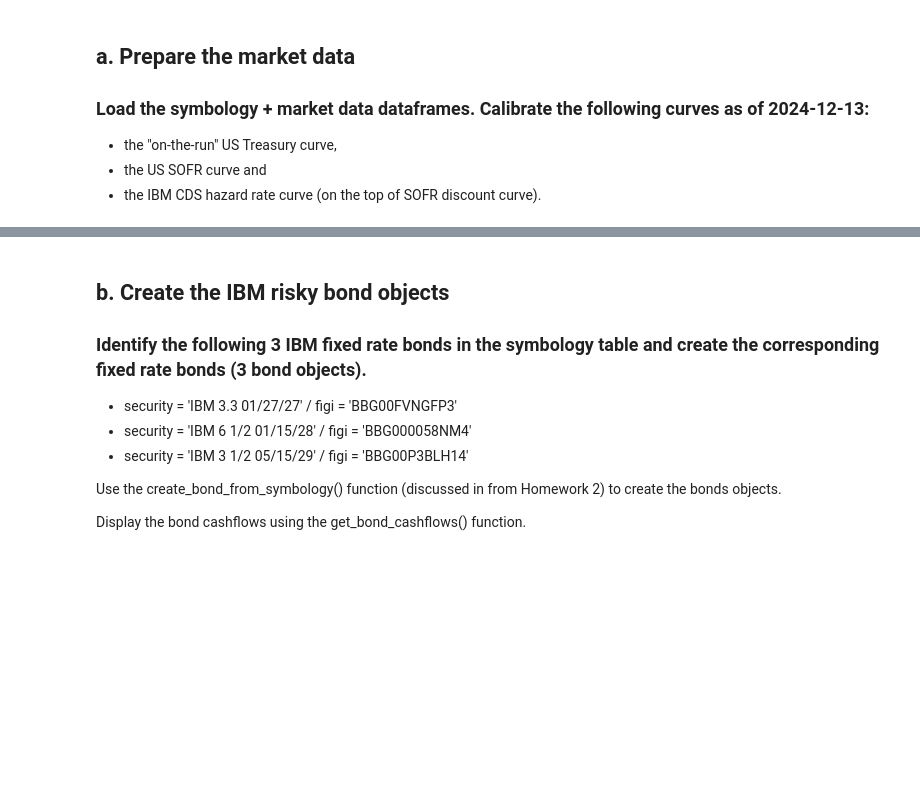
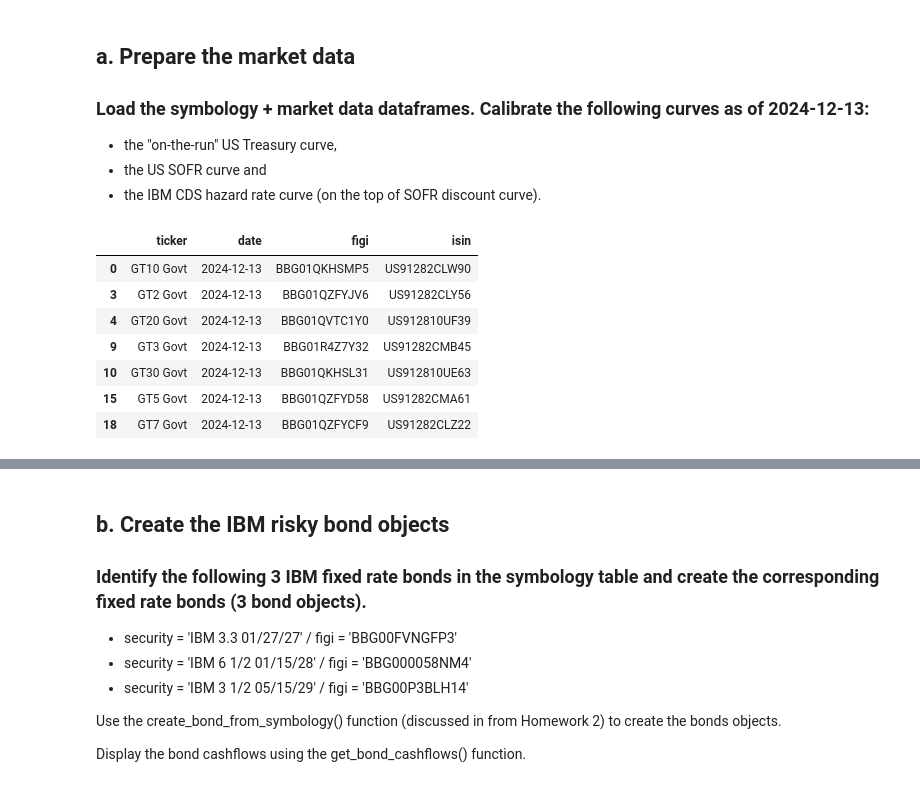
Before and after one commit to Anand-Nakhate/credit-markets, a Jupyter notebook: Homework_5/Aparna_Credit.ipynb, the cells around one changed output, grey strips where cells are left out. Drawn from its saved outputs; the diff is of its cells as text; code cells hidden in the pictures; blank space fills up the shorter version.

```diff
--- a/Homework_5/Aparna_Credit.ipynb
+++ b/Homework_5/Aparna_Credit.ipynb
@@ -324,6 +324,16 @@ bond_market_prices_eod = pd.read_excel("./data/bond_market_prices_eod.xlsx")
 govt_on_the_run = pd.read_excel("./data/govt_on_the_run.xlsx")
 # %%
 govt_on_the_run = govt_on_the_run[~govt_on_the_run['ticker'].str.endswith(('B Govt', 'C Govt'))]
+govt_on_the_run
+# %% [output]
+|  | ticker | date | figi | isin |
+| 0 | GT10 Govt | 2024-12-13 | BBG01QKHSMP5 | US91282CLW90 |
+| 3 | GT2 Govt | 2024-12-13 | BBG01QZFYJV6 | US91282CLY56 |
+| 4 | GT20 Govt | 2024-12-13 | BBG01QVTC1Y0 | US912810UF39 |
+| 9 | GT3 Govt | 2024-12-13 | BBG01R4Z7Y32 | US91282CMB45 |
+| 10 | GT30 Govt | 2024-12-13 | BBG01QKHSL31 | US912810UE63 |
+| 15 | GT5 Govt | 2024-12-13 | BBG01QZFYD58 | US91282CMA61 |
+| 18 | GT7 Govt | 2024-12-13 | BBG01QZFYCF9 | US91282CLZ22 |
 # %%
 bond_market_prices_eod['midPrice'] = (bond_market_prices_eod['bidPrice'] + bond_market_prices_eod['askPrice']) / 2
 bond_market_prices_eod['midYield'] = (bond_market_prices_eod['bidYield'] + bond_market_prices_eod['askYield']) / 2
```
Also changed, not shown: parts of 3 cells of this notebook.
